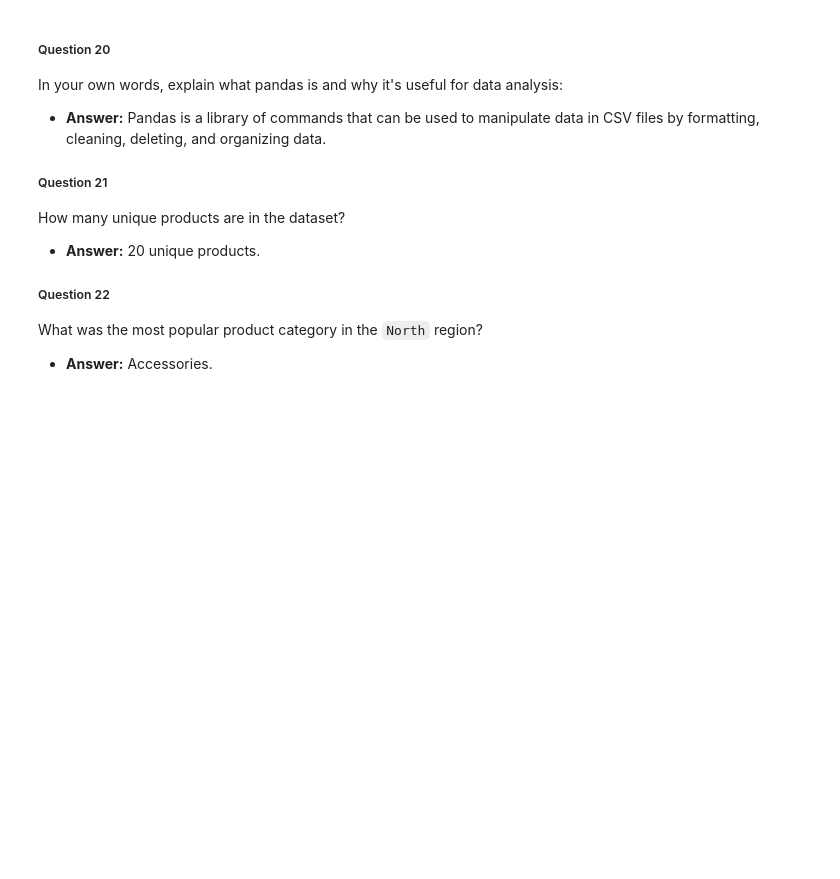
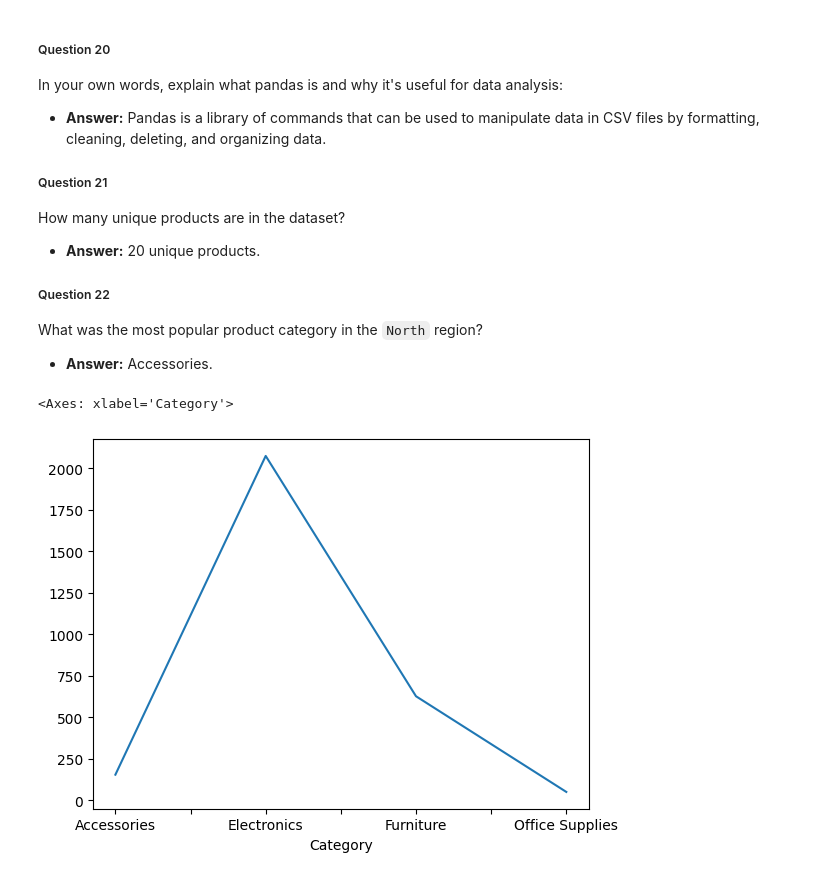
Before and after one commit to HasainJinan/unit-3-data-science, a Jupyter notebook: 01_pandas.ipynb, the cells around one changed output. Drawn from its saved outputs; the diff is of its cells as text; code cells hidden in the pictures; blank space fills up the shorter version.

```diff
--- a/01_pandas.ipynb
+++ b/01_pandas.ipynb
@@ -406,3 +406,10 @@ How many unique products are in the dataset?
 ##### Question 22
 What was the most popular product category in the `North` region?
 - **Answer:** Accessories.
+# %%
+max_price_cat = sales_df.groupby(["Category"])["Price"].max()
+
+max_price_cat.plot()
+# %% [output]
+<Axes: xlabel='Category'>
+[figure, added]
```
Also changed, not shown: parts of 2 cells of this notebook.
